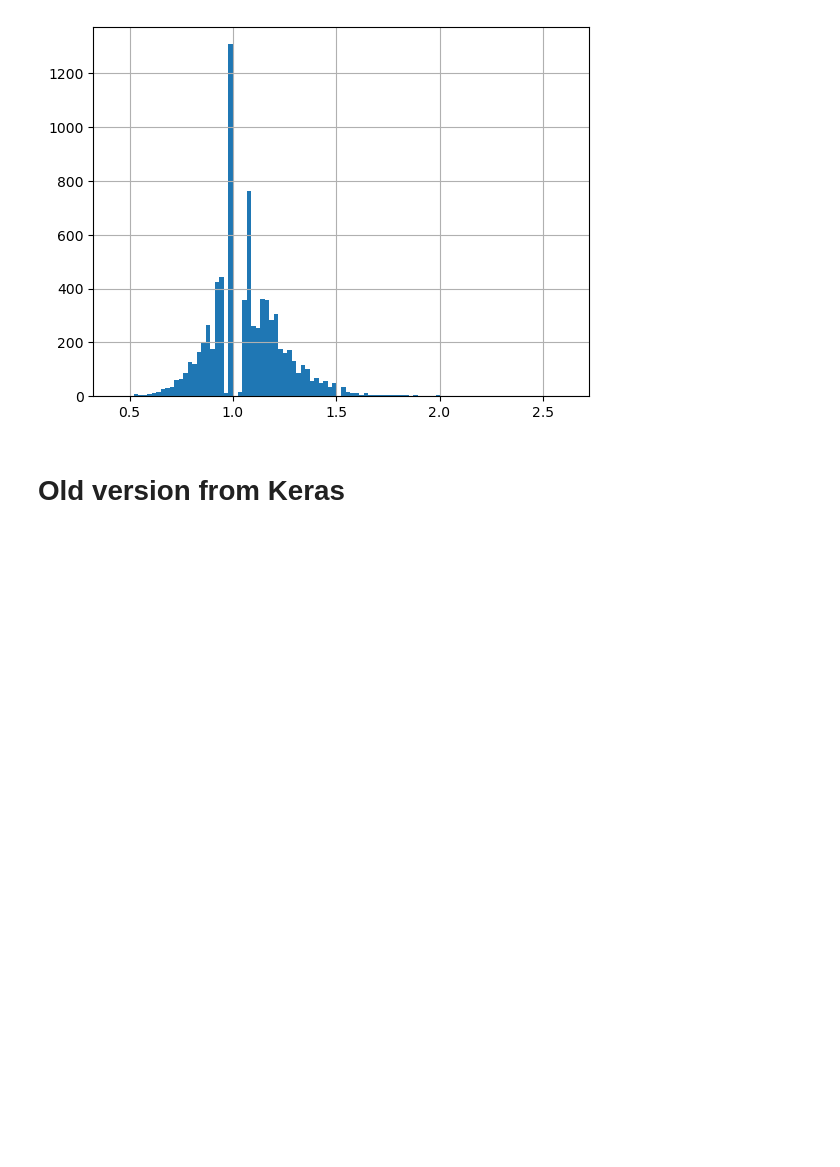
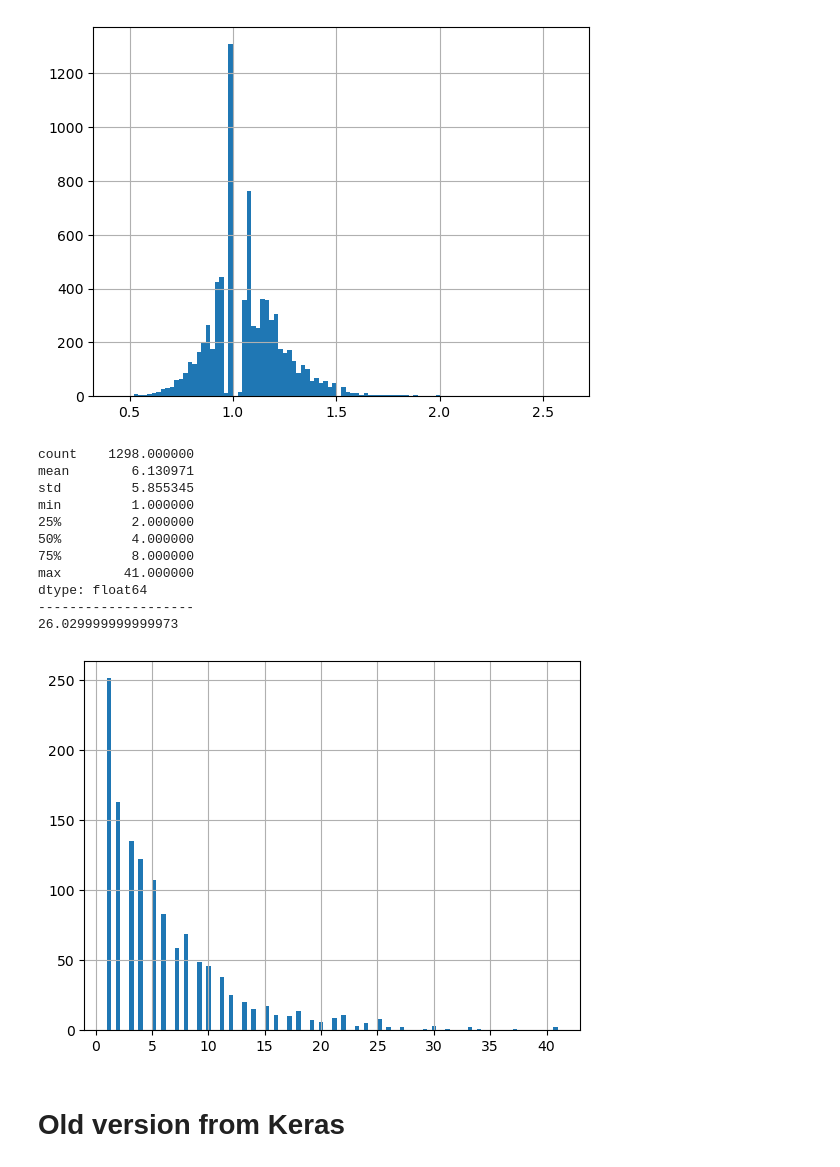
Before and after one commit to jujanen/objects_from_old_maps, a Jupyter notebook: 01_eda.ipynb, the cells around one changed output. Drawn from its saved outputs; the diff is of its cells as text; code cells hidden in the pictures; blank space fills up the shorter version.

Commit message:
Adding param-inspection tools and augmentation-visualisations

```diff
--- a/01_eda.ipynb
+++ b/01_eda.ipynb
@@ -145,3 +106,5 @@ my_annotations.drop(columns=["Unnamed: 0"]).to_csv("data/train_256px_annotations
+# %%
+my_annotations = pd.read_csv("data/train_256px_annotations_extended_cleaned_2026.csv")
 # %% [markdown]
 Calculate the distribution of bbox-sizes; this will define the model-params (anchor and feature-network-pyramid scales)
 
@@ -183,6 +146,28 @@ min         0.433333
 max         2.615385
 Name: bbox_xy_ratio, dtype: float64
 [figure]
+# %%
+# Distrubution of the number of boxes per image
+# ==>> 1,300 unique images
+# 50% have 4 or less boxes in them (min is 1, so each image has at least one bbox)
+# Max is 41, but practical max (99th percentile) is 26
+temp_my_annotations.groupby('filename').size().hist(bins=100)
+print(temp_my_annotations.groupby('filename').size().describe())
+print("-"*20)
+print(temp_my_annotations.groupby('filename').size().quantile(0.99))
+# %% [output]
+count    1298.000000
+mean        6.130971
+std         5.855345
+min         1.000000
+25%         2.000000
+50%         4.000000
+75%         8.000000
+max        41.000000
+dtype: float64
+--------------------
+26.029999999999973
+[figure, added]
 # %% [markdown]
 # Old version from Keras
 # %%
```
Also changed, not shown: parts of 6 cells of this notebook, 1 other file.
